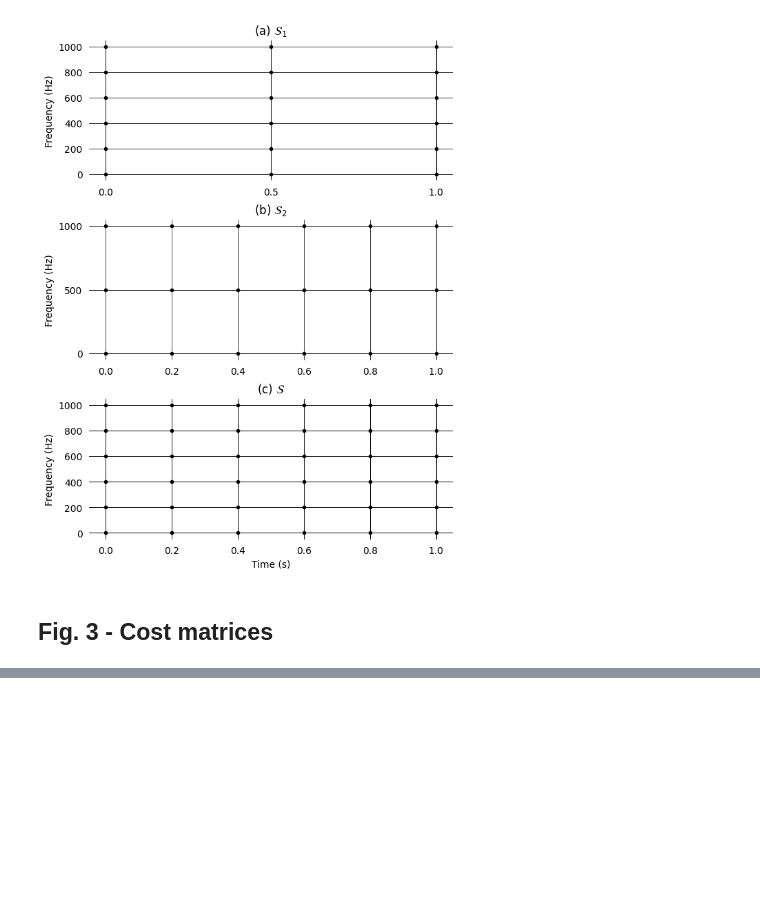
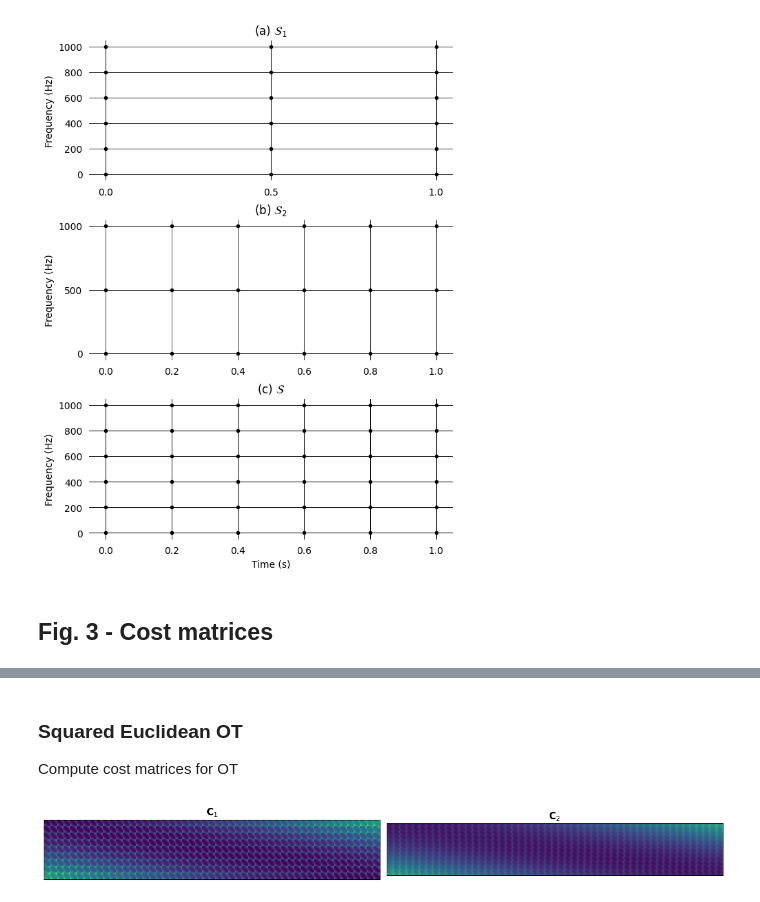
Before and after one commit to davidvaldiviad/fusion-ot, a Jupyter notebook: paper_figures.ipynb, the cells around one changed output, grey strips where cells are left out. Cells and saved outputs as stored; diff of their text form; code cells hidden in the pictures; blank space fills up the shorter version.

```diff
--- a/paper_figures.ipynb
+++ b/paper_figures.ipynb
@@ -87,0 +110,17 @@ axes[0, 1].set_yticks([])
+# %% [markdown]
+### Squared Euclidean OT
+
+Compute cost matrices for OT
+# %%
+S1, _ = time_freq_support(X1.f_bins, X1.t_bins, norm=True) # High-frequency spectrogram grid
+S2, _ = time_freq_support(X2.f_bins, X2.t_bins, norm=True) # High-temporal spectrogram grid
+S,  _ = time_freq_support(X1.f_bins, X2.t_bins, norm=True) # High-resolution spectrogram grid
+
+C1 = sq_cost_matrix(S1, S)
+C2 = sq_cost_matrix(S2, S)
+
+axes = new_axes(1, 2)
+display_cost_matrix(C1, ax=axes[0], title=r'$\mathbf{C}_1$')
+display_cost_matrix(C2, ax=axes[1], title=r'$\mathbf{C}_2$')
+# %% [output]
+[figure, added]
```
Also changed, not shown: parts of 34 cells of this notebook, 8 other files.
